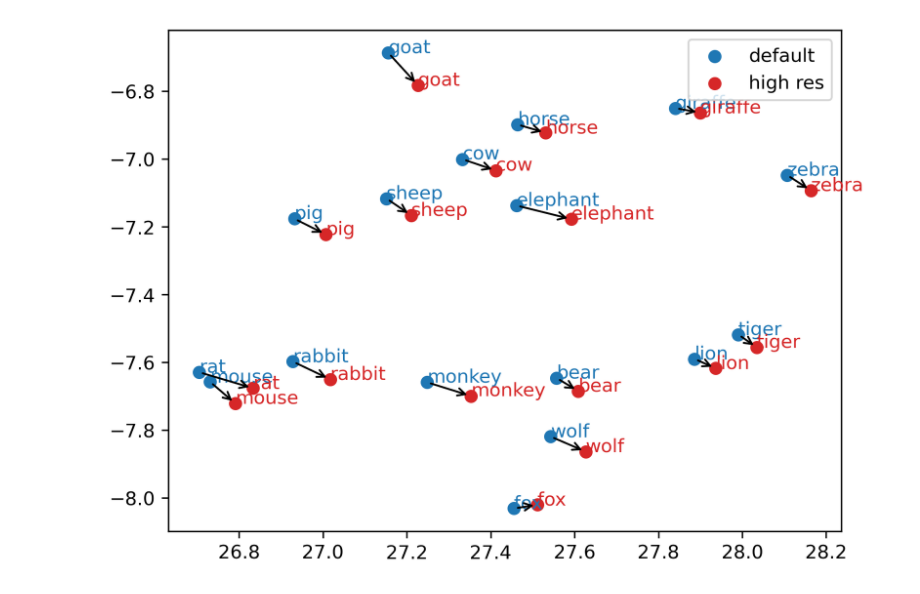
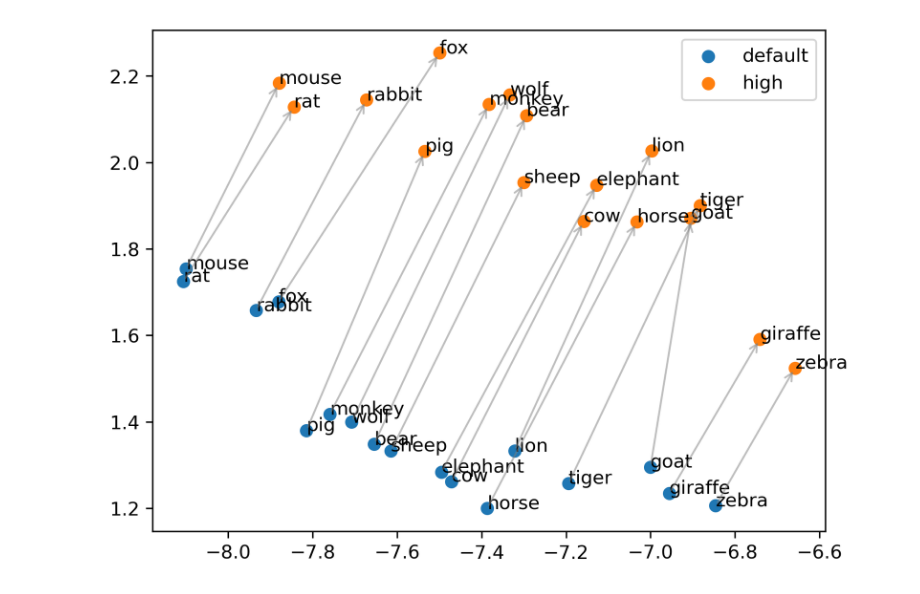
Before and after one commit to ShawnZhong/InvokeAI, a Jupyter notebook: main.ipynb, the cells around one changed output. Saved outputs shown, nothing was run; the diff lists cells and outputs as text; code cells hidden in the pictures.

```diff
--- a/main.ipynb
+++ b/main.ipynb
@@ -26,18 +21,27 @@ def embed(text):
 # %%
 objects = ["horse", "cow", "elephant", "giraffe", "zebra", "lion", "tiger", "bear", "monkey", "wolf", "fox", "sheep", "goat", "pig", "mouse", "rat", "rabbit"]
 # objects = ["cat", "dog", "cow"]
-modifiers = ["", "high resolution", "ultra-high resolution"]
-
-embeddings = {}
-for mod in modifiers:
-    embeddings[mod] = {}
-    for obj in objects:
-        emb = embed(f"a {mod} photo of a {obj}")
-        embeddings[mod][obj] = emb
+modifiers = {
+    "default": "",
+    "high": "high resolution",
+    # "ultra": "ultra high resolution",
+}
+mod_colors = {
+    "default": "tab:blue",
+    "high": "tab:orange",
+    # "ultra": "tab:green",
+}
+# %%
+embeddings = {}
+for mod_name, mod in modifiers.items():
+    embeddings[mod_name] = {}
+    for obj in objects:
+        emb = embed(f"a {mod} photo of a {obj}")
+        embeddings[mod_name][obj] = emb
 # %%
 from sklearn.manifold import TSNE
 import numpy as np
 
-tsne = TSNE(n_components=2, init='pca', perplexity=30, learning_rate='auto')
-v = np.vstack([*embeddings[""].values(), *embeddings["high resolution"].values()])
+tsne = TSNE(n_components=2, init="random", perplexity=30, learning_rate='auto')
+v = np.vstack([embeddings[mod][obj] for mod in modifiers for obj in objects])
 result = tsne.fit_transform(v)
@@ -47,23 +48,24 @@ result = tsne.fit_transform(v)
 # %%
 
 import matplotlib.pyplot as plt
 import numpy as np
 
 plt.rcParams['figure.dpi'] = 300
 
-plt.scatter(result[0:len(objects), 0], result[0:len(objects), 1], label="default")
-plt.scatter(result[len(objects):, 0], result[len(objects):, 1], label="high res", color="tab:red")
+for i, (mod_name, mod) in enumerate(modifiers.items()):
+    xys = result[i*len(objects):(i+1)*len(objects)]
+    plt.scatter(xys[:, 0], xys[:, 1], label=mod_name, color=mod_colors[mod_name])
+    for j, obj in enumerate(objects):
+        plt.annotate(obj, (xys[j, 0], xys[j, 1]))
 
 for i, obj in enumerate(objects):
-    plt.annotate(obj, (result[i, 0], result[i, 1]), color="tab:blue")
-    plt.annotate(obj, (result[i+len(objects), 0], result[i+len(objects), 1]), color="tab:red")
     plt.annotate("",
         (result[i+len(objects), 0], result[i+len(objects), 1]),
         xytext=(result[i, 0], result[i, 1]),
-        arrowprops=dict(arrowstyle="->")
+        arrowprops=dict(arrowstyle="->", color="tab:gray", alpha=0.5)
     )
 
 plt.legend()
 plt.show()
 # %% [output]
-[figure, old version]
+[figure, new version]
```
Also changed, not shown: parts of 2 cells of this notebook.
